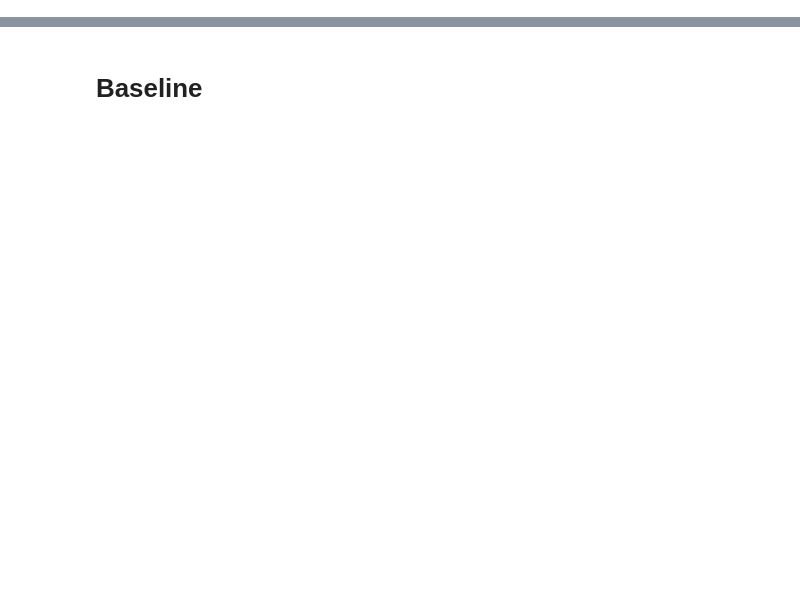
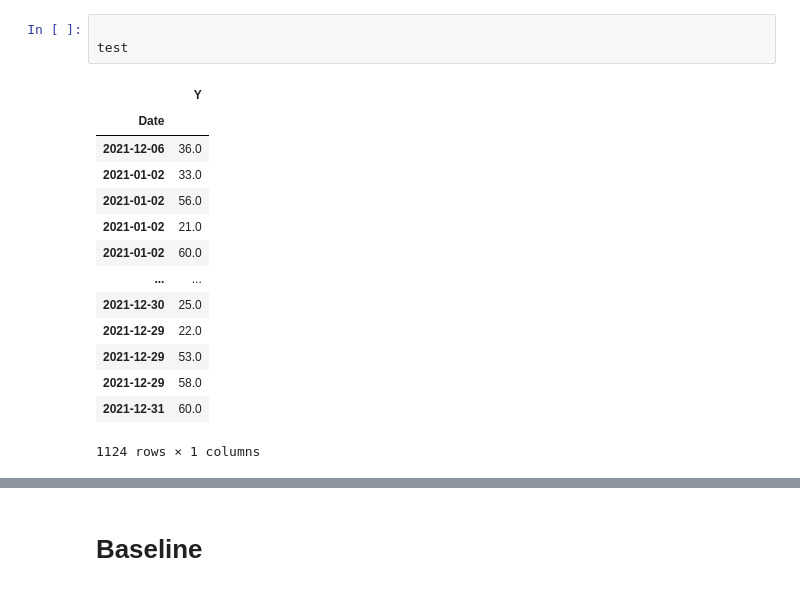
Before and after one commit to jorcazas/COBI, a Jupyter notebook: baseline/baseline.ipynb, the cells around one changed output, grey strips where cells are left out. Saved outputs shown, nothing was run; the diff lists cells and outputs as text; blank space fills up the shorter version.

```diff
--- a/baseline/baseline.ipynb
+++ b/baseline/baseline.ipynb
@@ -0,0 +1,18 @@
+# %%
+
+test
+# %% [output]
+|  | Y |
+| Date |  |
+| 2021-12-06 | 36.0 |
+| 2021-01-02 | 33.0 |
+| 2021-01-02 | 56.0 |
+| 2021-01-02 | 21.0 |
+| 2021-01-02 | 60.0 |
+| ... | ... |
+| 2021-12-30 | 25.0 |
+| 2021-12-29 | 22.0 |
+| 2021-12-29 | 53.0 |
+| 2021-12-29 | 58.0 |
+| 2021-12-31 | 60.0 |
+1124 rows × 1 columns
```
Also changed, not shown: parts of 3 cells of this notebook, 1 other file.
